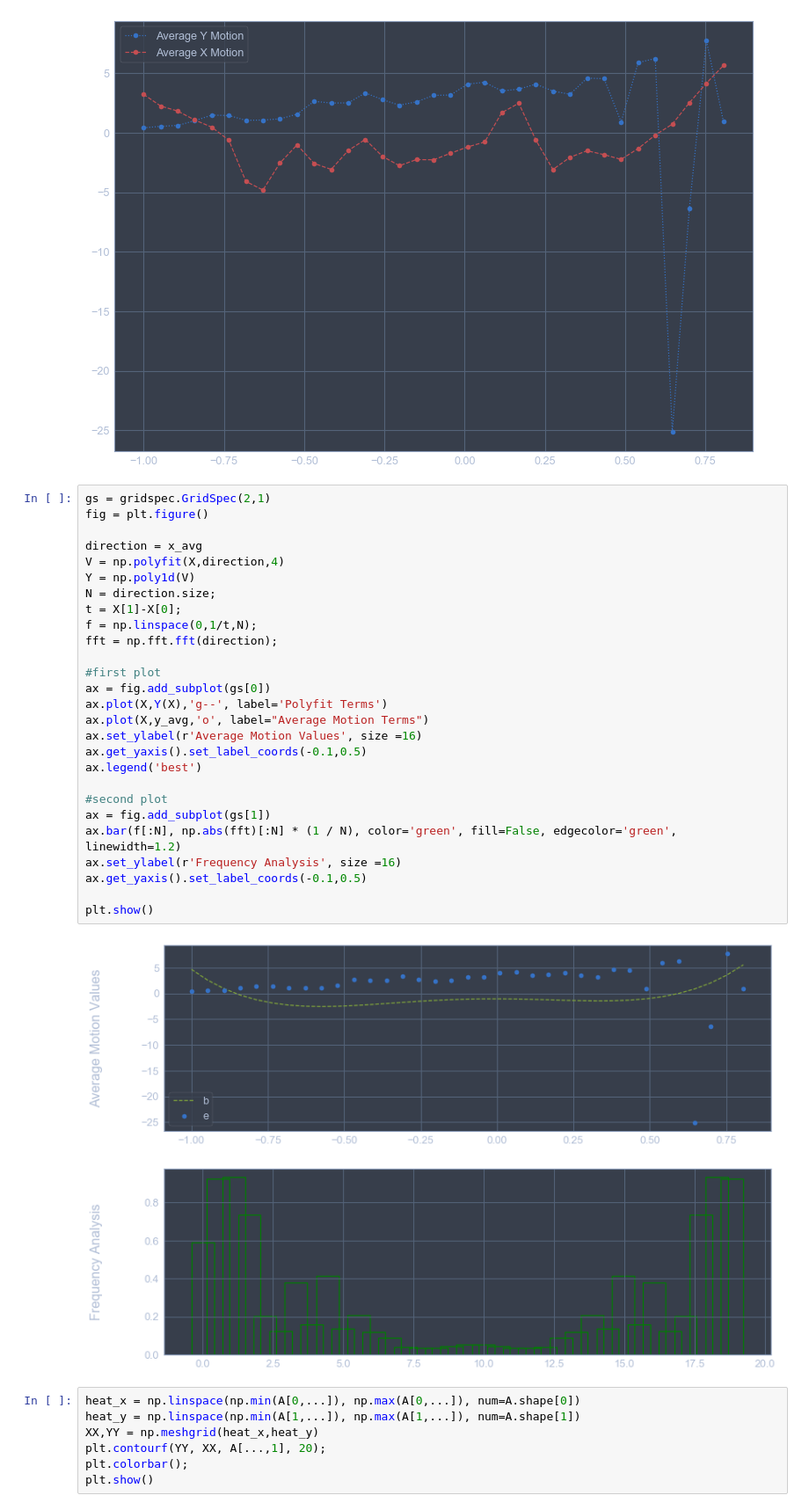
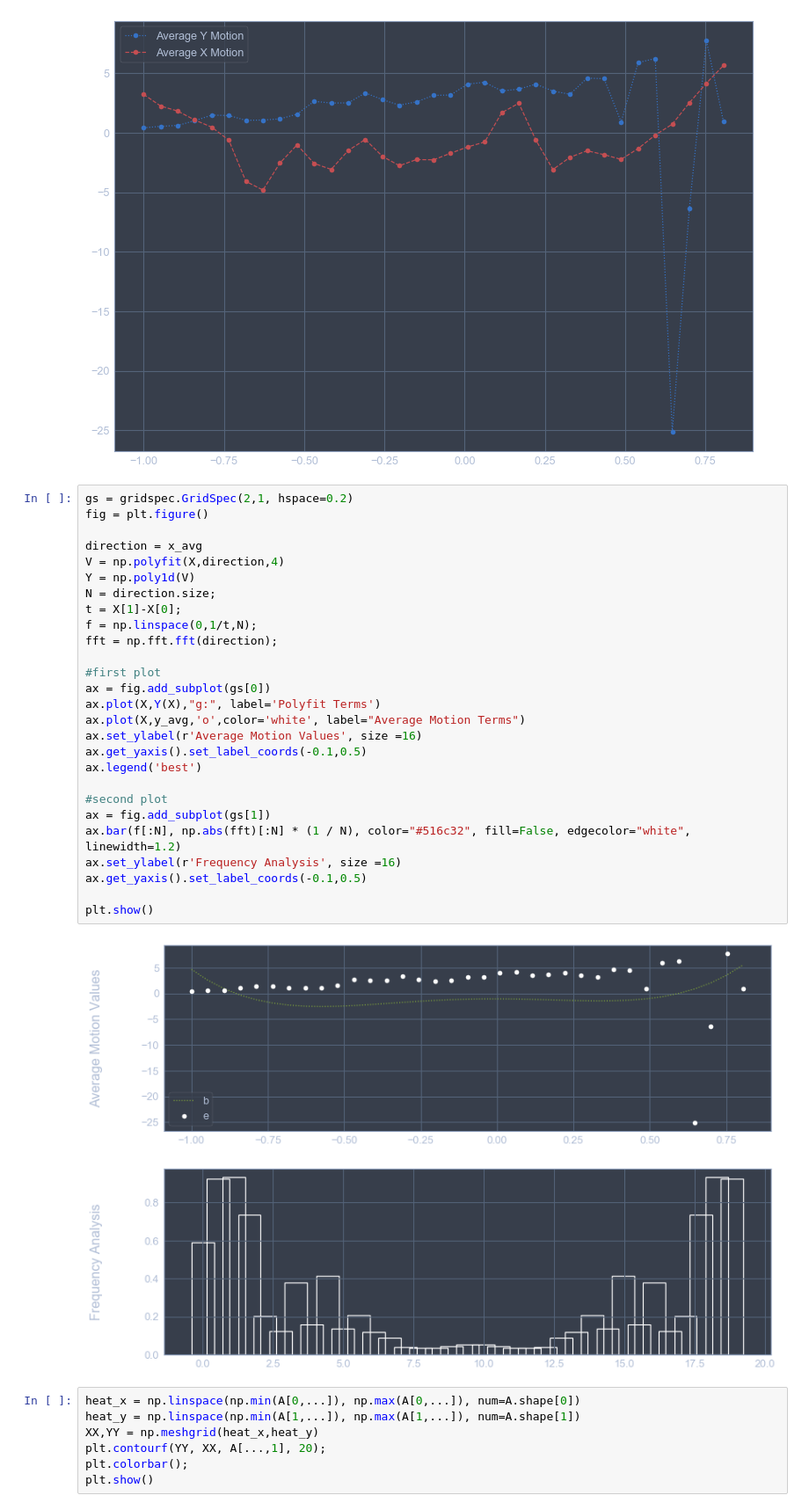
Before and after one commit to trdougherty/Quant_Mo, a Jupyter notebook: quomo_notebook.ipynb, the cells around one changed output. Shown at 88% size. Drawn from its saved outputs; the diff is of its cells as text.

```diff
--- a/quomo_notebook.ipynb
+++ b/quomo_notebook.ipynb
@@ -112,34 +111,34 @@ plt.show()
 # %% [output]
 [figure]
 # %%
-gs = gridspec.GridSpec(2,1)
+gs = gridspec.GridSpec(2,1, hspace=0.2)
 fig = plt.figure()
 
 direction = x_avg
 V = np.polyfit(X,direction,4)
 Y = np.poly1d(V)
 N = direction.size;
 t = X[1]-X[0];
 f = np.linspace(0,1/t,N);
 fft = np.fft.fft(direction);
 
 #first plot
 ax = fig.add_subplot(gs[0])
-ax.plot(X,Y(X),'g--', label='Polyfit Terms')
-ax.plot(X,y_avg,'o', label="Average Motion Terms")
+ax.plot(X,Y(X),"g:", label='Polyfit Terms')
+ax.plot(X,y_avg,'o',color='white', label="Average Motion Terms")
 ax.set_ylabel(r'Average Motion Values', size =16)
 ax.get_yaxis().set_label_coords(-0.1,0.5)
 ax.legend('best')
 
 #second plot
 ax = fig.add_subplot(gs[1])
-ax.bar(f[:N], np.abs(fft)[:N] * (1 / N), color='green', fill=False, edgecolor='green', linewidth=1.2)
+ax.bar(f[:N], np.abs(fft)[:N] * (1 / N), color="#516c32", fill=False, edgecolor="white", linewidth=1.2)
 ax.set_ylabel(r'Frequency Analysis', size =16)
 ax.get_yaxis().set_label_coords(-0.1,0.5)
 
 plt.show()
 # %% [output]
-[figure, old version]
+[figure, new version]
 # %%
 heat_x = np.linspace(np.min(A[0,...]), np.max(A[0,...]), num=A.shape[0])
 heat_y = np.linspace(np.min(A[1,...]), np.max(A[1,...]), num=A.shape[1])
```
Also changed, not shown: parts of 1 cell of this notebook, 1 other file.
